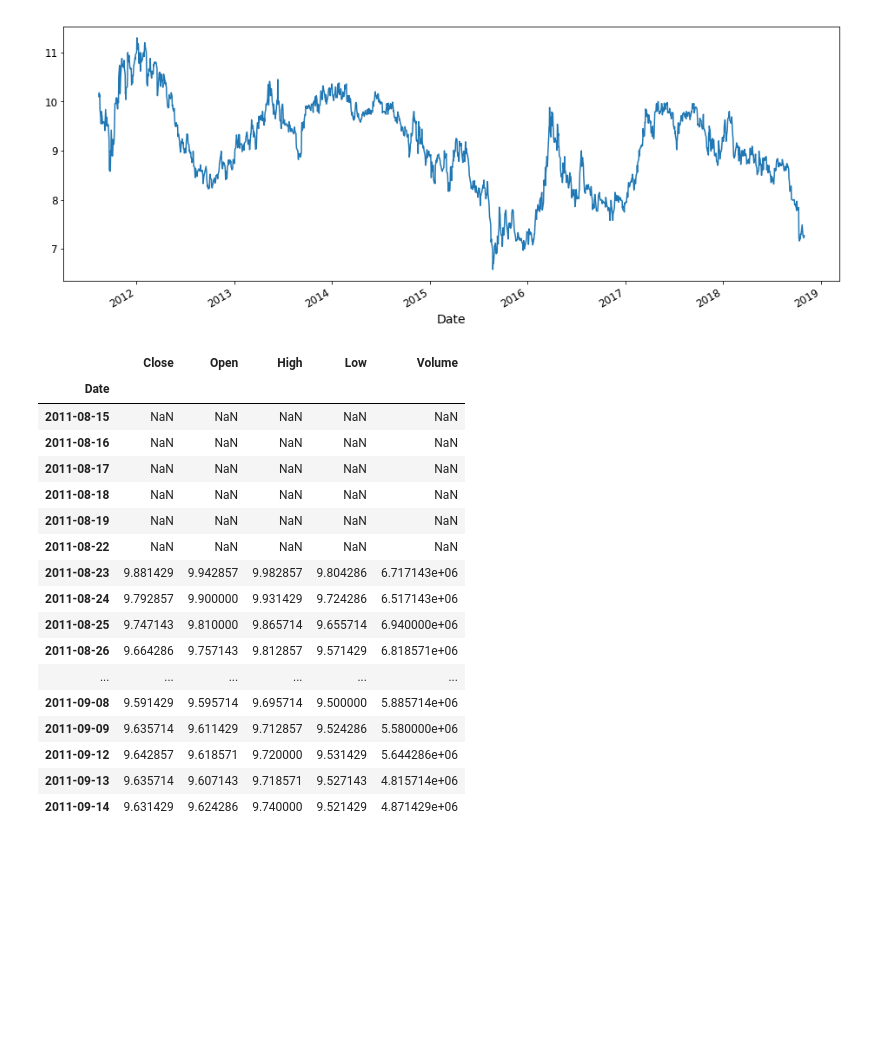
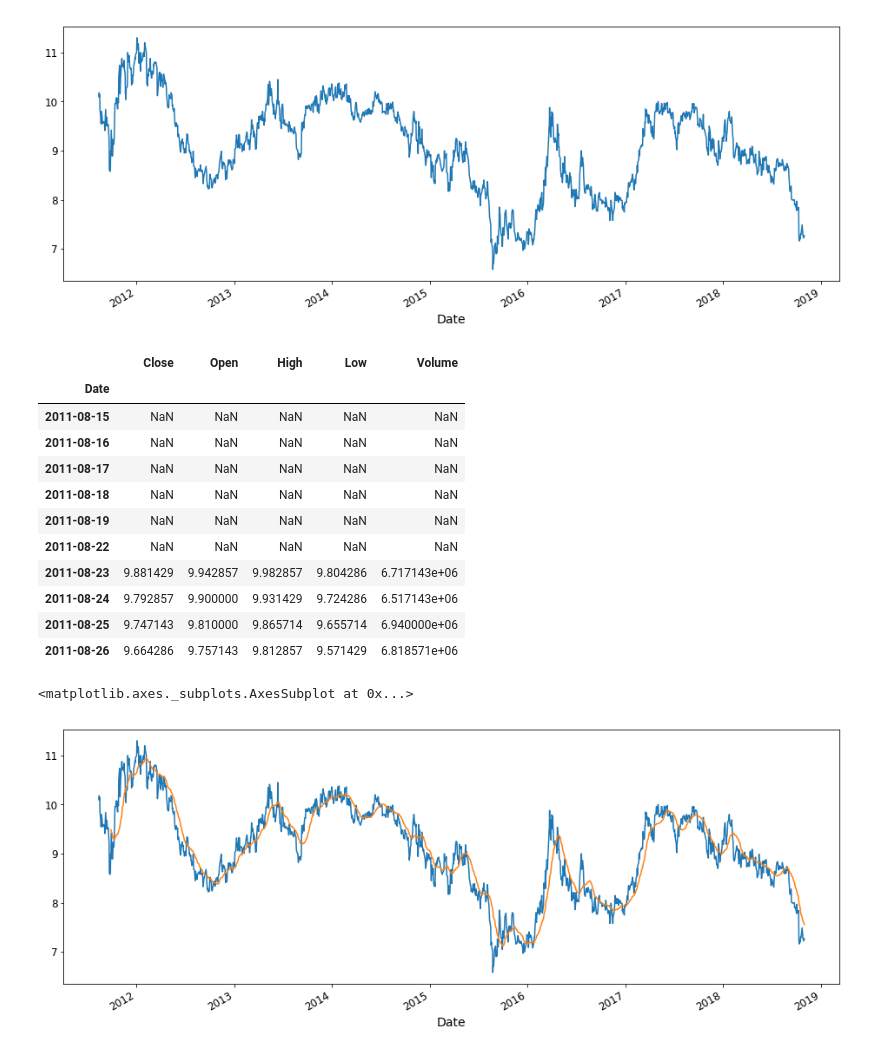
Before and after one commit to mengwangk/ai-playground, a Jupyter notebook: notebook/LSTM.ipynb, the cells around one changed output. Saved outputs shown, nothing was run; the diff lists cells and outputs as text; code cells hidden in the pictures; blank space fills up the shorter version.

```diff
--- a/notebook/LSTM.ipynb
+++ b/notebook/LSTM.ipynb
@@ -107,23 +107,23 @@ dataset['Open'].plot(figsize=(16,6))
 # dataset["Close"] = dataset["Close"].str.replace(',', '').astype(float)
 # %%
 # 7 day rolling mean
-dataset.rolling(7).mean().head(20)
+dataset.rolling(7).mean().head(10)
 # %% [output]
 |  | Close | Open | High | Low | Volume |
 | Date |  |  |  |  |  |
 | 2011-08-15 | NaN | NaN | NaN | NaN | NaN |
 | 2011-08-16 | NaN | NaN | NaN | NaN | NaN |
 | 2011-08-17 | NaN | NaN | NaN | NaN | NaN |
 | 2011-08-18 | NaN | NaN | NaN | NaN | NaN |
 | 2011-08-19 | NaN | NaN | NaN | NaN | NaN |
 | 2011-08-22 | NaN | NaN | NaN | NaN | NaN |
 | 2011-08-23 | 9.881429 | 9.942857 | 9.982857 | 9.804286 | 6.717143e+06 |
 | 2011-08-24 | 9.792857 | 9.900000 | 9.931429 | 9.724286 | 6.517143e+06 |
 | 2011-08-25 | 9.747143 | 9.810000 | 9.865714 | 9.655714 | 6.940000e+06 |
 | 2011-08-26 | 9.664286 | 9.757143 | 9.812857 | 9.571429 | 6.818571e+06 |
-| ... | ... | ... | ... | ... | ... |
-| 2011-09-08 | 9.591429 | 9.595714 | 9.695714 | 9.500000 | 5.885714e+06 |
-| 2011-09-09 | 9.635714 | 9.611429 | 9.712857 | 9.524286 | 5.580000e+06 |
-| 2011-09-12 | 9.642857 | 9.618571 | 9.720000 | 9.531429 | 5.644286e+06 |
-| 2011-09-13 | 9.635714 | 9.607143 | 9.718571 | 9.527143 | 4.815714e+06 |
-| 2011-09-14 | 9.631429 | 9.624286 | 9.740000 | 9.521429 | 4.871429e+06 |
+# %%
+dataset['Open'].plot(figsize=(16,6))
+dataset.rolling(window=30).mean()['Close'].plot()
+# %% [output]
+<matplotlib.axes._subplots.AxesSubplot at 0x...>
+[figure, added]
```
Also changed, not shown: parts of 56 cells of this notebook, 6 other files.
